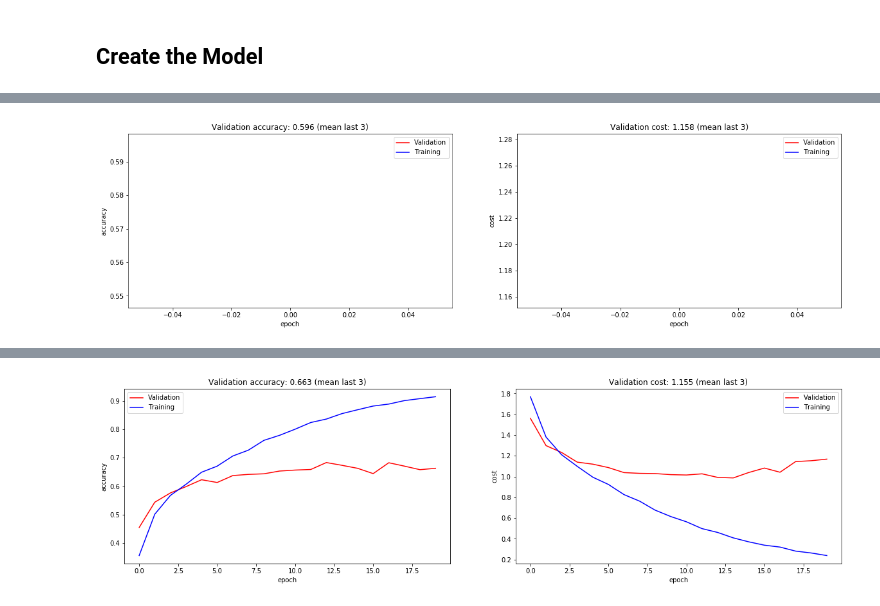
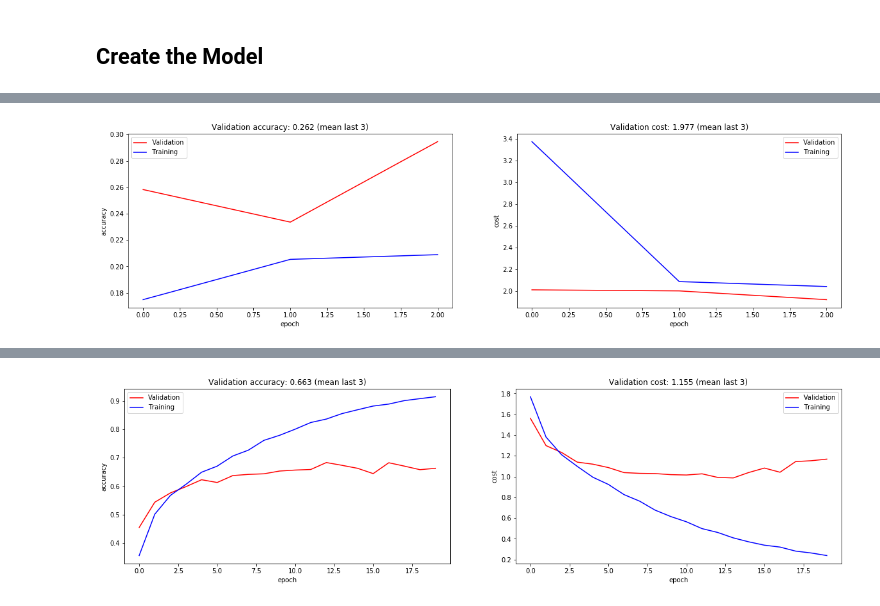
Before and after one commit to escuccim/tensorflow-cifar-classifier, a Jupyter notebook: CIFAR10 Classifier.ipynb, the cells around one changed output, grey strips where cells are left out. Cells and saved outputs as stored; diff of their text form; code cells hidden in the pictures.

Commit message:
Replacing lrn with batch normalization

```diff
--- a/CIFAR10 Classifier.ipynb
+++ b/CIFAR10 Classifier.ipynb
@@ -240,7 +335,7 @@ with graph.as_default():
 # %%
 ## CONFIGURE OPTIONS
 
-init = False                   # whether to initialize the model or use a saved version
+init = True                   # whether to initialize the model or use a saved version
 
 # Placeholders for metrics
 valid_acc_values = []
@@ -249,21 +344,29 @@ train_acc_values = []
 train_cost_values = []
 
 # config
-epochs = 10                    # how many epochs
+epochs = 20                    # how many epochs
 print_every = 3                # how often to print metrics
 checkpoint_every = 1           # how often to save model in epochs
-use_gpu = False                 # whether or not to use the GPU
+use_gpu = True                 # whether or not to use the GPU
 print_metrics = False           # whether to print or plot metrics, if False a plot will be created and updated every epoch
 
 if use_gpu:
     config = tf.ConfigProto()
     config.gpu_options.allocator_type = 'BFC'
-    config.gpu_options.per_process_gpu_memory_fraction = 0.6
+    config.gpu_options.per_process_gpu_memory_fraction = 0.8
 else:
     config = tf.ConfigProto(device_count = {'GPU': 0})
+# %%
+epochs = 20
 # %%
+# reinitialize the step counter if neccessary, this is used for tensorboard logging
+if not init:
+    step_counter = 0
+
 # train the model
 with tf.Session(graph=graph, config=config) as sess:
+    train_writer = tf.summary.FileWriter('./logs/train10', sess.graph)
+    test_writer = tf.summary.FileWriter('./logs/test10')
 
     if not print_metrics:
         # create a plot to be updated as model is trained
@@ -289,7 +392,7 @@ with tf.Session(graph=graph, config=config) as sess:
 
         for X_batch, y_batch in get_batches(X_tr, y_tr, 128):
             # Run training and evaluate accuracy
-            _, acc_value, cost_value = sess.run([train_op, accuracy, mean_ce], feed_dict={
+            _, _, summary, acc_value, cost_value = sess.run([train_op, extra_update_ops, merged, accuracy, mean_ce], feed_dict={
                 X: X_batch,
                 y: y_batch,
                 training: True
@@ -299,16 +402,42 @@ with tf.Session(graph=graph, config=config) as sess:
             batch_acc.append(acc_value)
             batch_cost.append(cost_value)
 
-        # Evaluate validation accuracy
-        valid_acc, valid_cost, lr = sess.run([accuracy, mean_ce, learning_rate], feed_dict={
-            X: X_cv,
-            y: y_cv,
-            training: False
-        })
-        valid_acc_values.append(valid_acc)
-        valid_cost_values.append(valid_cost)
+            # write the summary
+            train_writer.add_summary(summary, step_counter)
+            step_counter += 1
+
+        # save checkpoint every nth epoch
+        if(epoch % checkpoint_every == 0):
+            print("Saving checkpoint")
+            # save the model
+            save_path = saver.save(sess, './model/cifar_'+model_name+'.ckpt')
+
+            # Now that model is saved set init to false so we don't need to constantly retrain it
+            init = False
+
+        # init batch arrays
+        batch_cv_acc = []
+        batch_cv_cost = []
+
+        # Evaluate validation accuracy with batches so as to not crash the GPU
+        for X_batch, y_batch in get_batches(X_cv, y_cv, 128):
+            summary, valid_acc, valid_cost, lr = sess.run([merged, accuracy, mean_ce, learning_rate], feed_dict={
+                X: X_batch,
+                y: y_batch,
+                training: False
+            })
+
+            batch_cv_acc.append(valid_acc)
+            batch_cv_cost.append(valid_cost)
+
+        # take the mean of the values to add to the metrics
+        valid_acc_values.append(np.mean(batch_cv_acc))
+        valid_cost_values.append(np.mean(batch_cv_cost))
         train_acc_values.append(np.mean(batch_acc))
         train_cost_values.append(np.mean(batch_cost))
+
+        # we only need to add one set of logs for test data
+        test_writer.add_summary(summary, step_counter)
 
         if print_metrics:
             # Print progress every fifth epoch to keep output to reasonable amount
@@ -337,15 +466,6 @@ with tf.Session(graph=graph, config=config) as sess:
             display.display(plt.gcf())
             display.clear_output(wait=True)
 
-        # save checkpoint every nth epoch except the first
-        if((epoch != 0) & (epoch % checkpoint_every == 0)):
-            print("Saving checkpoint")
-            # save the model
-            save_path = saver.save(sess, './model/cifar_'+model_name+'.ckpt')
-
-            # Now that model is saved set init to false so we don't need to constantly retrain it
-            init = False
-
     # print results of last epoch
     print('Epoch {} - cv acc: {:.3f} - train acc: {:.3f} (mean) - cv cost: {:.3f}'.format(
                 epochs, valid_acc, np.mean(batch_acc), valid_cost
@@ -354,11 +474,12 @@ with tf.Session(graph=graph, config=config) as sess:
     save_path = saver.save(sess, './model/cifar_'+model_name+'.ckpt')
 
     # Check on the test data
-    test_acc = sess.run(accuracy, feed_dict={
-        X: X_te,
-        y: y_te,
-        training: False
-    })
+    # this will crash GPU, need to batch it
+    #test_acc = sess.run(accuracy, feed_dict={
+    #    X: X_te,
+    #    y: y_te,
+    #    training: False
+    #})
 
     # Get 1st conv. layer kernels
     #kernels = conv_kernels.eval()
@@ -372,4 +493,4 @@ INFO:tensorflow:Restoring parameters from ./model/cifar_model_3.ckpt
-[figure, old version]
+[figure, new version]
 # %%
 ## MODEL 2
 # Plot cost and accuracy and training and validation
```
Also changed, not shown: parts of 4 cells of this notebook.
